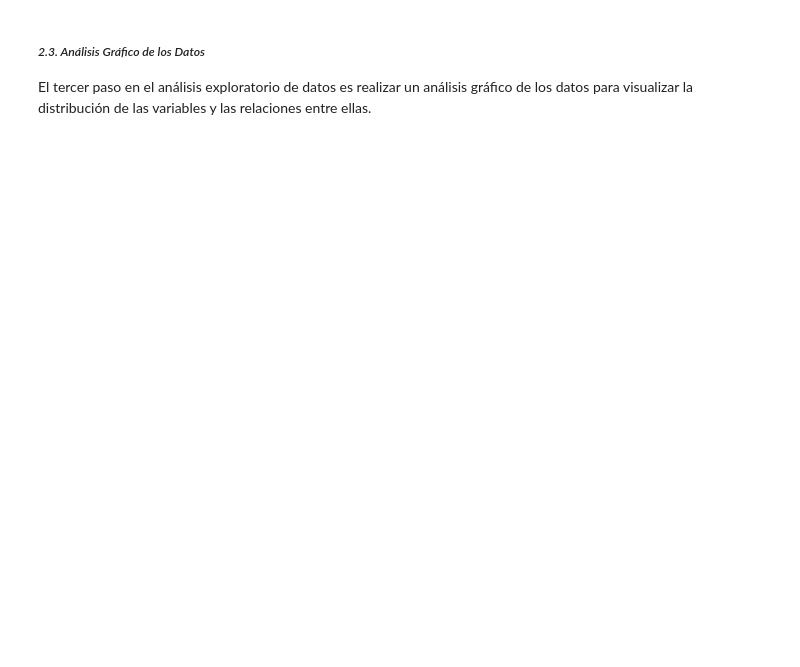
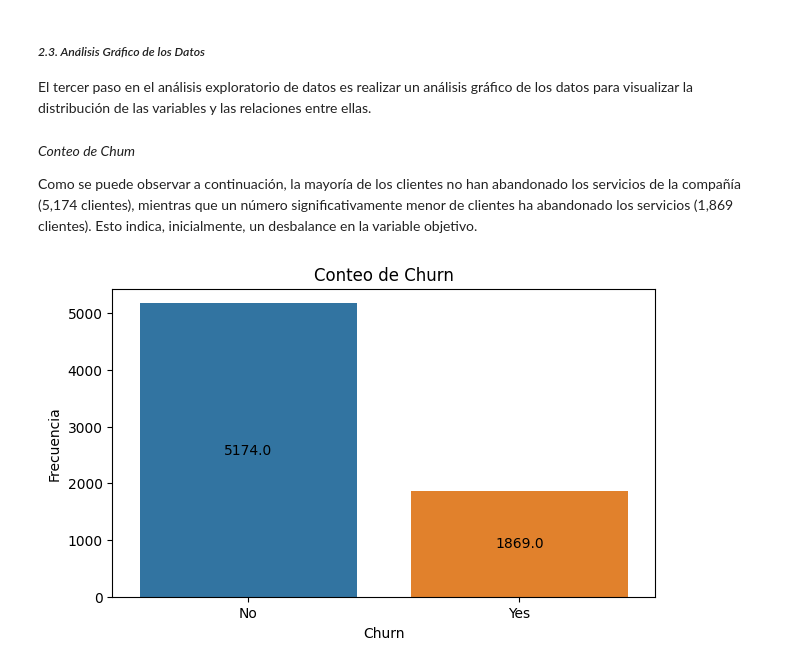
Before and after one commit to stefanoaragoni/CC31062024_Proyecto1, a Jupyter notebook: proyecto1.ipynb, the cells around one changed output. Cells and saved outputs as stored; diff of their text form; code cells hidden in the pictures; blank space fills up the shorter version.

```diff
--- a/proyecto1.ipynb
+++ b/proyecto1.ipynb
@@ -232,4 +236 @@ Ya que el número de valores faltantes es relativamente pequeño en comparación
-# %%
-# Eliminación de valores nulos
-df.dropna(inplace=True)
 # %% [markdown]
@@ -316,0 +349,18 @@ def plot_correlation(data):
+# %% [markdown]
+*Conteo de Chum*
+
+Como se puede observar a continuación, la mayoría de los clientes no han abandonado los servicios de la compañía (5,174 clientes), mientras que un número significativamente menor de clientes ha abandonado los servicios (1,869 clientes). Esto indica, inicialmente, un desbalance en la variable objetivo.
+# %%
+# Se grafica el conteo de categorías en la columna 'Churn'
+plt.figure(figsize=(7,4))                                       # Se crea una figura
+sns.countplot(data=df, x='Churn')                               # Se grafica el conteo de categorías en la columna 'Churn'
+plt.title('Conteo de Churn')                                    # Se agrega el título
+plt.xlabel('Churn')                                             # Se agrega la etiqueta del eje x
+plt.ylabel('Frecuencia')                                        # Se agrega la etiqueta del eje y
+
+for p in plt.gca().patches:                                     # Se itera sobre las barras para agregar el valor de cada categoría
+    plt.gca().annotate(f'{p.get_height()}', (p.get_x() + p.get_width() / 2., p.get_height() / 2), ha='center', va='center', xytext=(0, 0), textcoords='offset points')
+
+plt.show()                                                      # Se muestra la figura
+# %% [output]
+[figure, added]
```
Also changed, not shown: parts of 44 cells of this notebook, 1 other file.
